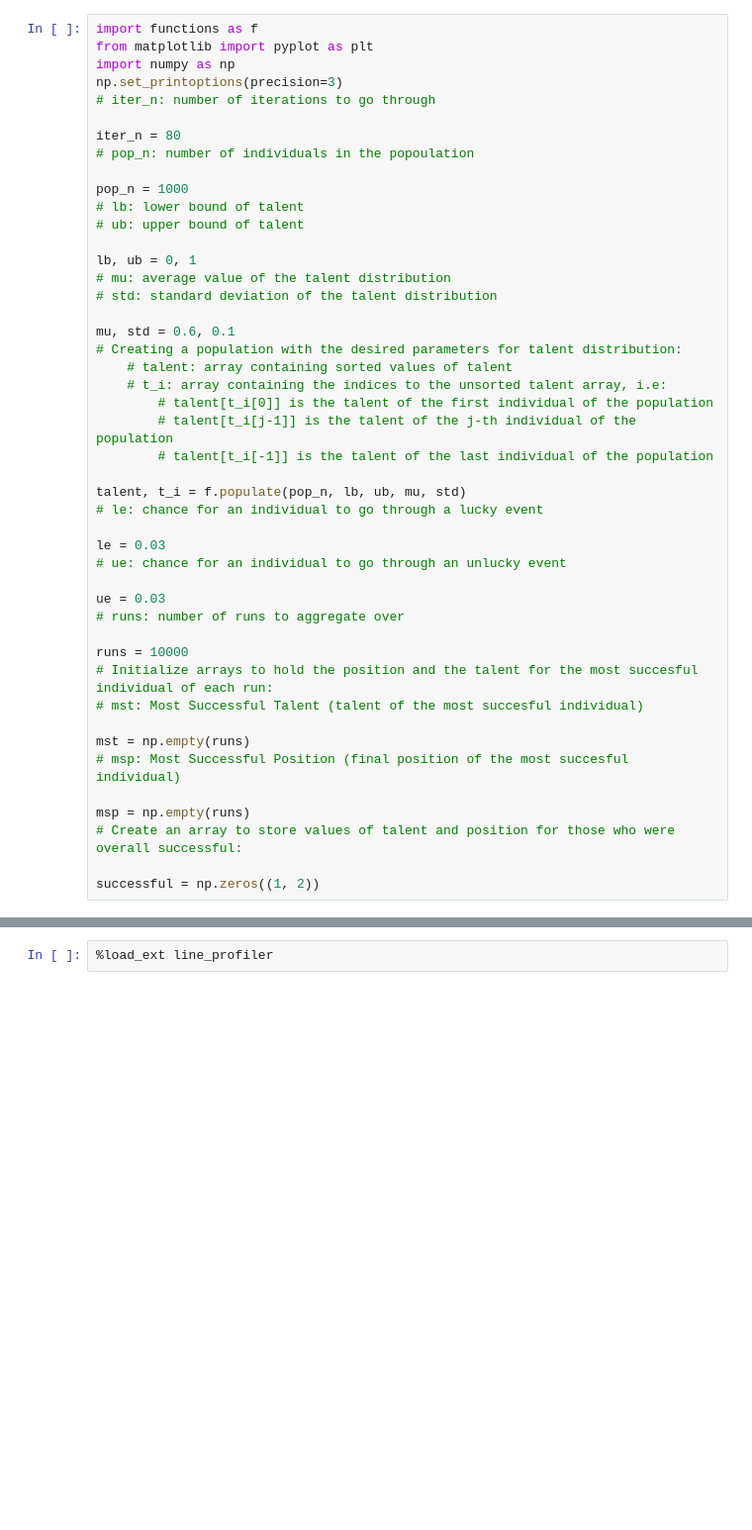
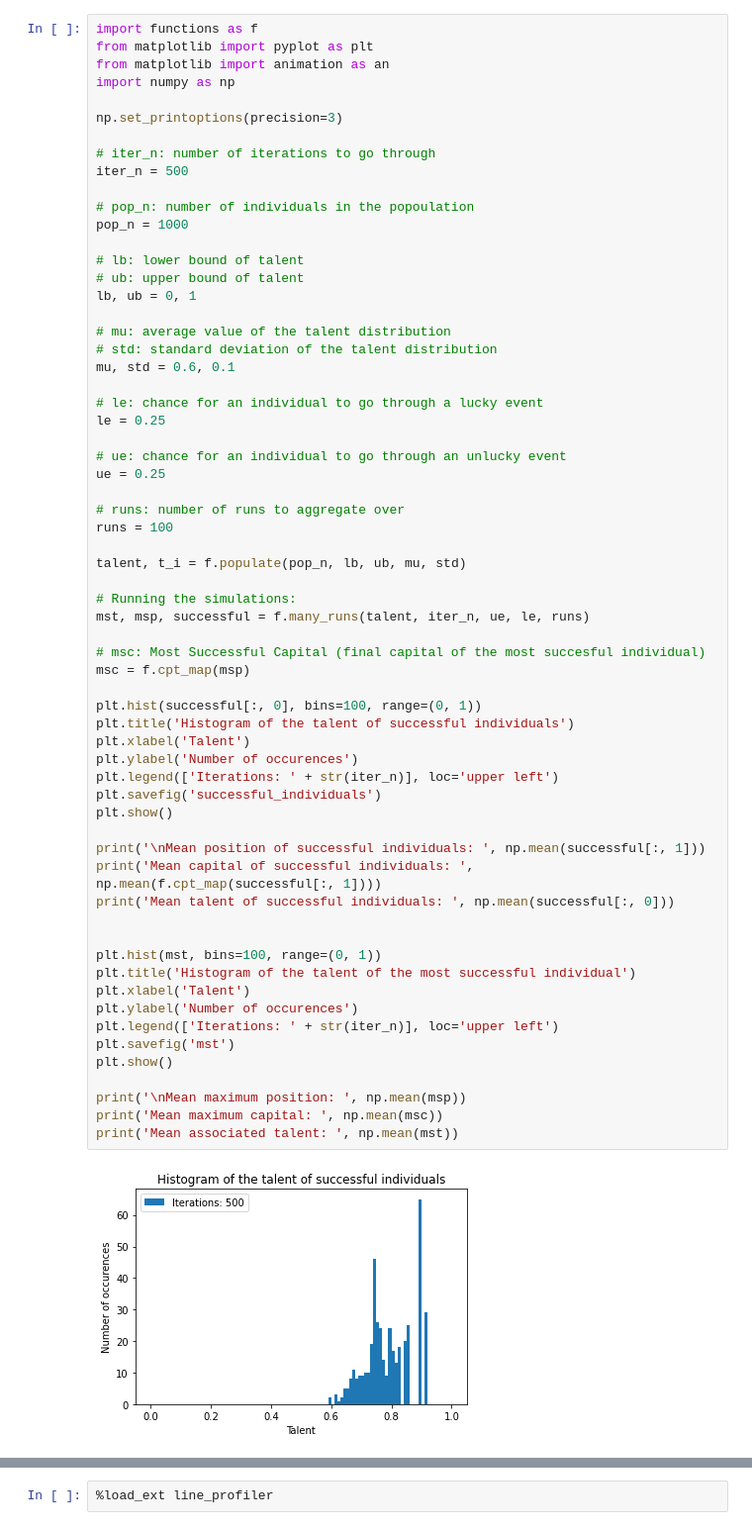
Before and after one commit to francisco-rma/tvl, a Jupyter notebook: master_comparison.ipynb, the cells around one changed output, grey strips where cells are left out. Shown: that part at 99% size. Drawn from its saved outputs; the diff is of its cells as text; blank space fills up the shorter version.

```diff
--- a/master_comparison.ipynb
+++ b/master_comparison.ipynb
@@ -1,46 +1,65 @@
 # %%
 import functions as f
 from matplotlib import pyplot as plt
+from matplotlib import animation as an
 import numpy as np
+
 np.set_printoptions(precision=3)
+
 # iter_n: number of iterations to go through
+iter_n = 500
 
-iter_n = 80
 # pop_n: number of individuals in the popoulation
+pop_n = 1000
 
-pop_n = 1000
 # lb: lower bound of talent
 # ub: upper bound of talent
+lb, ub = 0, 1
 
-lb, ub = 0, 1
 # mu: average value of the talent distribution
 # std: standard deviation of the talent distribution
+mu, std = 0.6, 0.1
 
-mu, std = 0.6, 0.1
-# Creating a population with the desired parameters for talent distribution:
-    # talent: array containing sorted values of talent
-    # t_i: array containing the indices to the unsorted talent array, i.e:
-        # talent[t_i[0]] is the talent of the first individual of the population
-        # talent[t_i[j-1]] is the talent of the j-th individual of the population
-        # talent[t_i[-1]] is the talent of the last individual of the population
+# le: chance for an individual to go through a lucky event
+le = 0.25
+
+# ue: chance for an individual to go through an unlucky event
+ue = 0.25
+
+# runs: number of runs to aggregate over
+runs = 100
 
 talent, t_i = f.populate(pop_n, lb, ub, mu, std)
-# le: chance for an individual to go through a lucky event
 
-le = 0.03
-# ue: chance for an individual to go through an unlucky event
+# Running the simulations:
+mst, msp, successful = f.many_runs(talent, iter_n, ue, le, runs)
 
-ue = 0.03
-# runs: number of runs to aggregate over
+# msc: Most Successful Capital (final capital of the most succesful individual)
+msc = f.cpt_map(msp)
 
-runs = 10000
-# Initialize arrays to hold the position and the talent for the most succesful individual of each run:
-# mst: Most Successful Talent (talent of the most succesful individual)
+plt.hist(successful[:, 0], bins=100, range=(0, 1))
+plt.title('Histogram of the talent of successful individuals')
+plt.xlabel('Talent')
+plt.ylabel('Number of occurences')
+plt.legend(['Iterations: ' + str(iter_n)], loc='upper left')
+plt.savefig('successful_individuals')
+plt.show()
 
-mst = np.empty(runs)
-# msp: Most Successful Position (final position of the most succesful individual)
+print('\nMean position of successful individuals: ', np.mean(successful[:, 1]))
+print('Mean capital of successful individuals: ', np.mean(f.cpt_map(successful[:, 1])))
+print('Mean talent of successful individuals: ', np.mean(successful[:, 0]))
 
-msp = np.empty(runs)
-# Create an array to store values of talent and position for those who were overall successful:
 
-successful = np.zeros((1, 2))
+plt.hist(mst, bins=100, range=(0, 1))
+plt.title('Histogram of the talent of the most successful individual')
+plt.xlabel('Talent')
+plt.ylabel('Number of occurences')
+plt.legend(['Iterations: ' + str(iter_n)], loc='upper left')
+plt.savefig('mst')
+plt.show()
+
+print('\nMean maximum position: ', np.mean(msp))
+print('Mean maximum capital: ', np.mean(msc))
+print('Mean associated talent: ', np.mean(mst))
+# %% [output]
+[figure, added]
```
Also changed, not shown: parts of 7 cells of this notebook, 4 other files.
